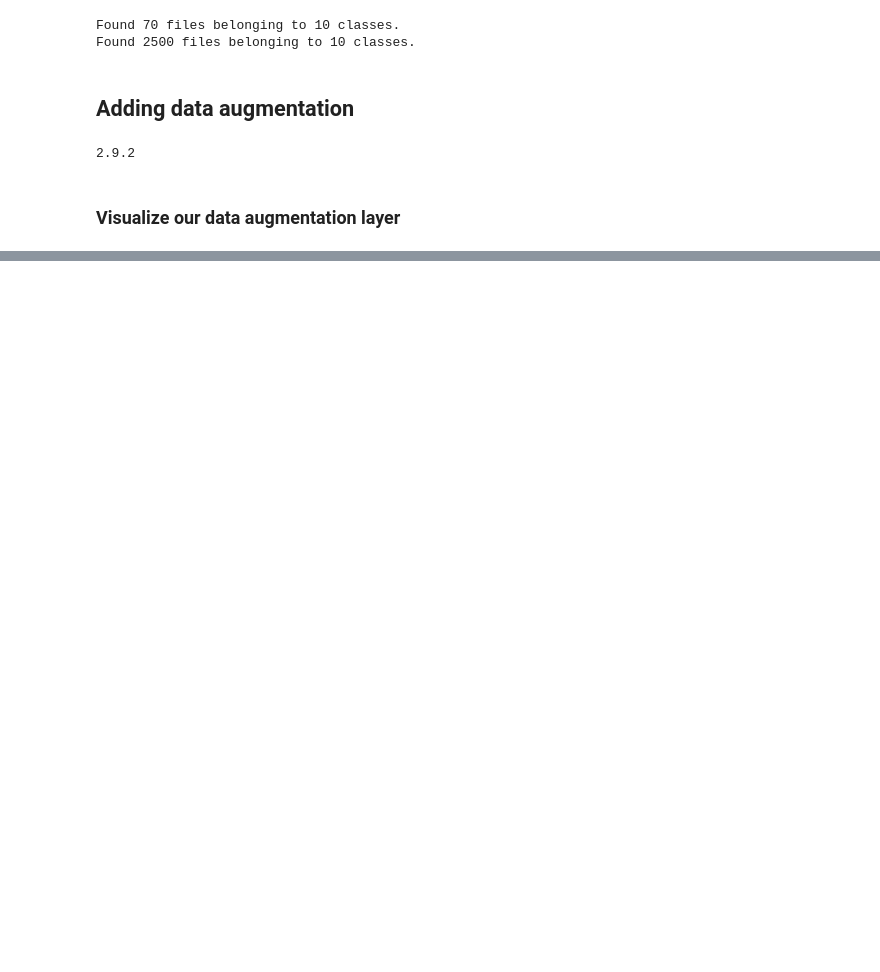
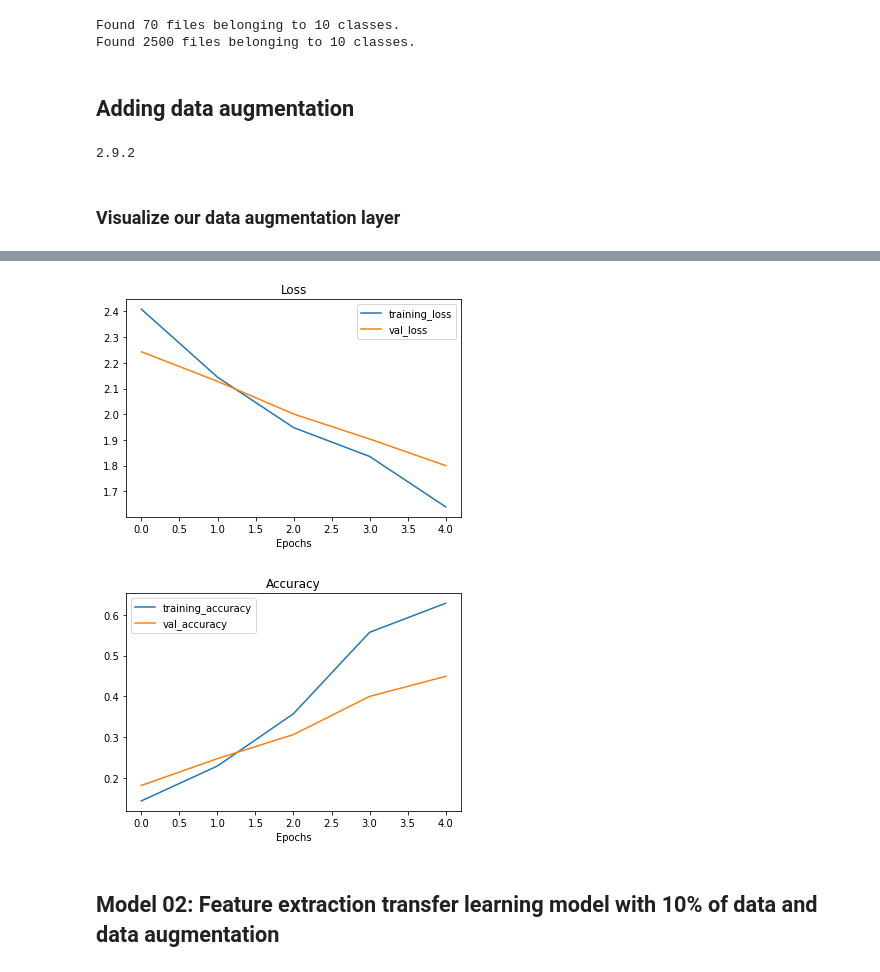
Before and after one commit to ThejakaSEP/Tensorflow_Certification, a Jupyter notebook: 04_TransferLearning_with_TF_Part2_FineTuning.ipynb, the cells around one changed output, grey strips where cells are left out. Cells and saved outputs as stored; diff of their text form; code cells hidden in the pictures; blank space fills up the shorter version.

```diff
--- a/04_TransferLearning_with_TF_Part2_FineTuning.ipynb
+++ b/04_TransferLearning_with_TF_Part2_FineTuning.ipynb
@@ -382,12 +382,12 @@ IMG_SIZE = (224,224)
 train_data_1_percent = tf.keras.preprocessing.image_dataset_from_directory(train_dir_1_percent,
                                                                            label_mode='categorical',
                                                                            image_size=IMG_SIZE,
-                                                                           batch_size=BATCH_SIZE)
+                                                                           batch_size=32)
 
 test_data = tf.keras.preprocessing.image_dataset_from_directory(test_dir,
                                                                            label_mode='categorical',
                                                                            image_size=IMG_SIZE,
-                                                                           batch_size=BATCH_SIZE)
+                                                                           batch_size=32)
 # %% [output]
 Found 70 files belonging to 10 classes.
 Found 2500 files belonging to 10 classes.
@@ -442,0 +445,39 @@ plt.axis(False);
+# %%
+# Setup input shape and base model, freezing the base model layers
+input_shape = (224,224,3)
+base_model = tf.keras.applications.EfficientNetB0(include_top=False)
+base_model.trainable = False
+
+# Create input layer
+inputs = layers.Input(shape=input_shape,name='input_layer')
+
+# Add in data augmentation Sequential model as a layer
+x = data_augmentation(inputs)
+
+# Give base_model the inputs (after augmentation) and don't train it
+x = base_model(x,training=False)
+
+# Pool output features of the base model
+x = layers.GlobalAveragePooling2D(name='global_average_pooling_layer')(x)
+
+# Put a dense layer on as the output
+output = layers.Dense(10,activation='softmax',name='outplut_layer')(x)
+
+# Make a model
+model_1 = keras.Model(inputs,output)
+
+# Compile the model
+model_1.compile(
+    loss = tf.keras.losses.CategoricalCrossentropy(),
+    optimizer = tf.keras.optimizers.Adam(),
+    metrics = ['accuracy']
+)
+
+# Fit the model
+history_1 = model_1.fit(train_data_1_percent,
+                        epochs=5,
+                        steps_per_epoch = len(train_data_1_percent),
+                        validation_data=test_data,
+                        validation_steps = int(0.25*len(test_data)),
+                        callbacks=[create_tensorboard_callback(dir_name='transfer_learning',
+                                                               experiment_name='1_percent_data_aug')])
@@ -442,0 +521,7 @@ plt.axis(False);
+# %%
+plot_loss_curves(history_1)
+# %% [output]
+[figure, added]
+[figure, added]
+# %% [markdown]
+## Model 02: Feature extraction transfer learning model with 10% of data and data augmentation
```
Also changed, not shown: parts of 71 cells of this notebook.
